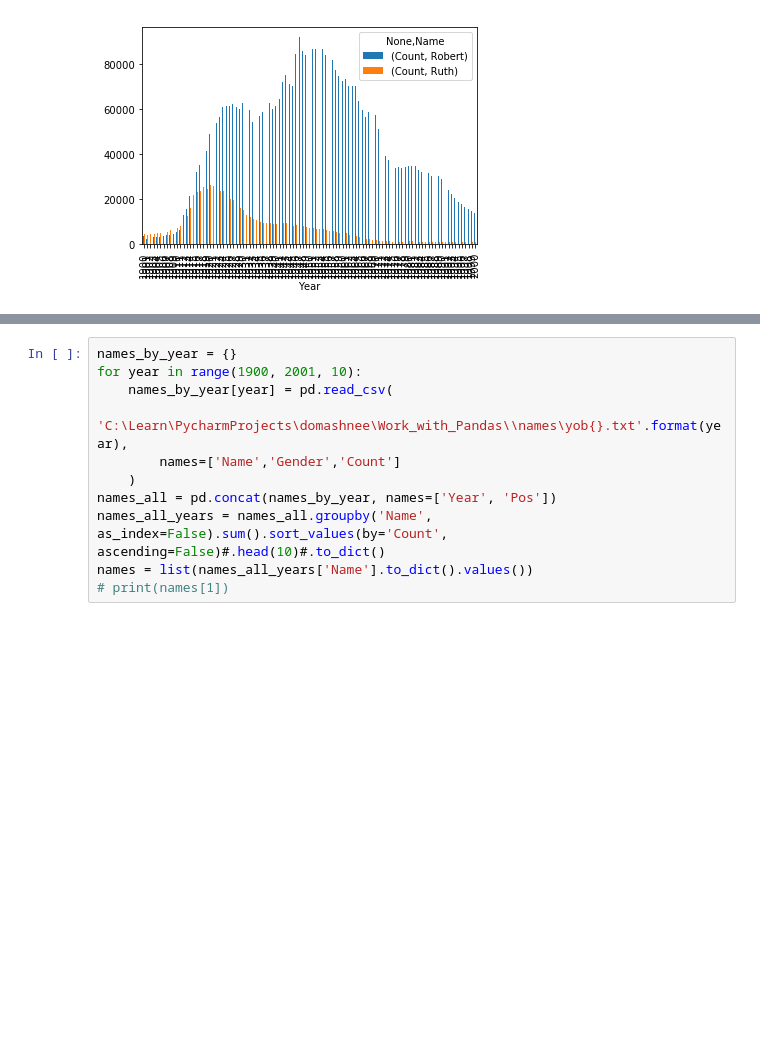
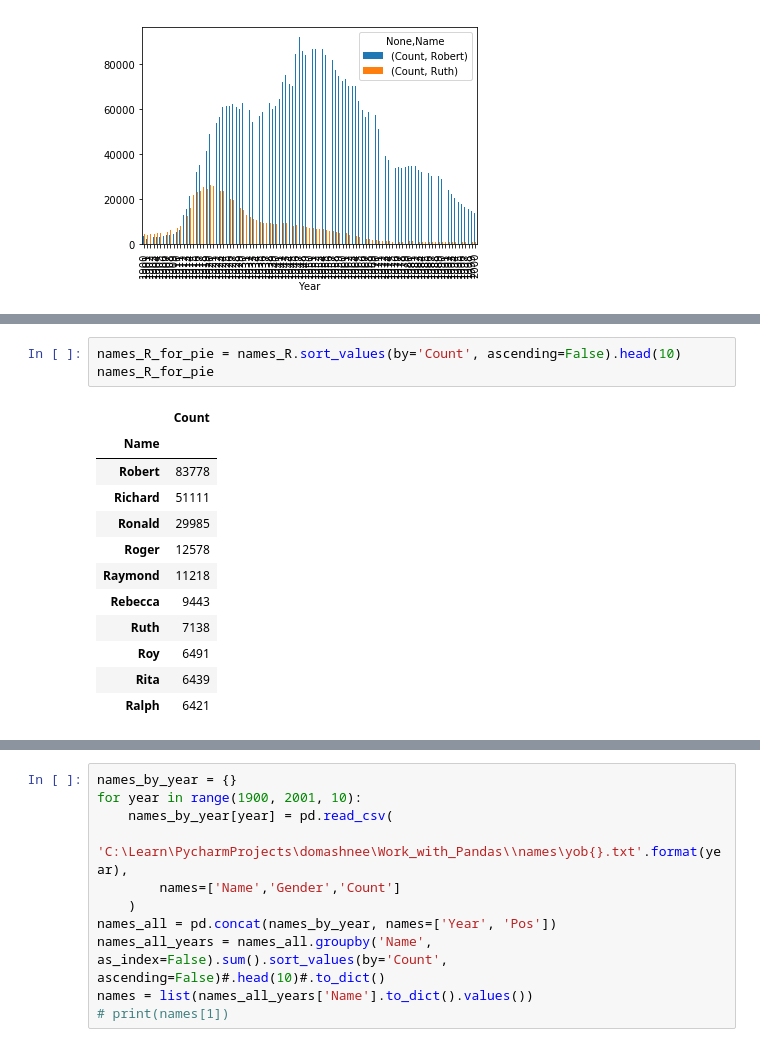
Before and after one commit to AntonZagorodniy/Data_visualization, a Jupyter notebook: Data_visualization.ipynb, the cells around one changed output, grey strips where cells are left out. Saved outputs shown, nothing was run; the diff lists cells and outputs as text; blank space fills up the shorter version.

```diff
--- a/Data_visualization.ipynb
+++ b/Data_visualization.ipynb
@@ -53 +61,17 @@ names_R_for_pie
+# %%
+names_R_for_pie = names_R.sort_values(by='Count', ascending=False).head(10)
+names_R_for_pie
+# %% [output]
+|  | Count |
+| Name |  |
+| Robert | 83778 |
+| Richard | 51111 |
+| Ronald | 29985 |
+| Roger | 12578 |
+| Raymond | 11218 |
+| Rebecca | 9443 |
+| Ruth | 7138 |
+| Roy | 6491 |
+| Rita | 6439 |
+| Ralph | 6421 |
 # %%
```
Also changed, not shown: parts of 3 cells of this notebook.
